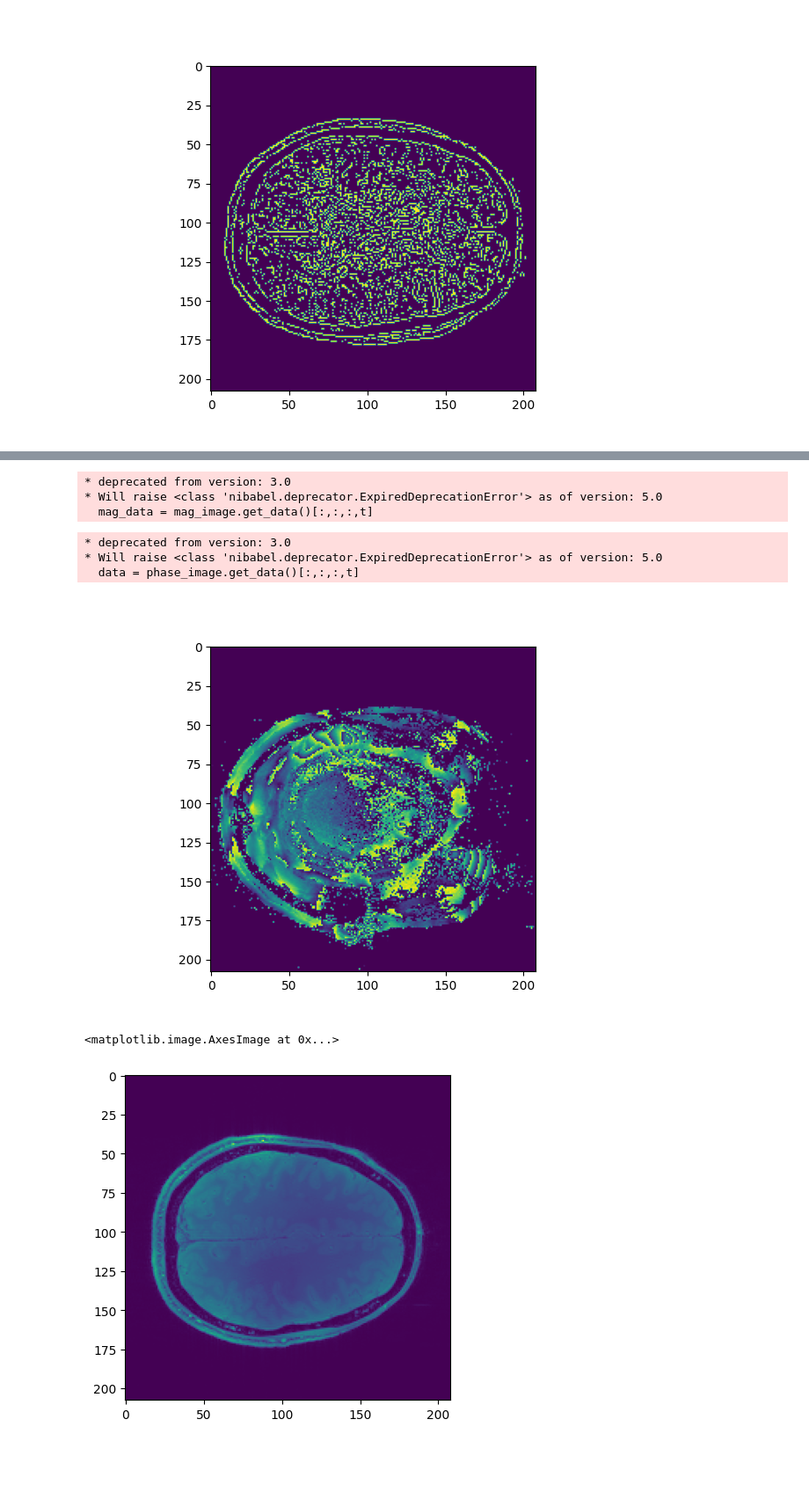
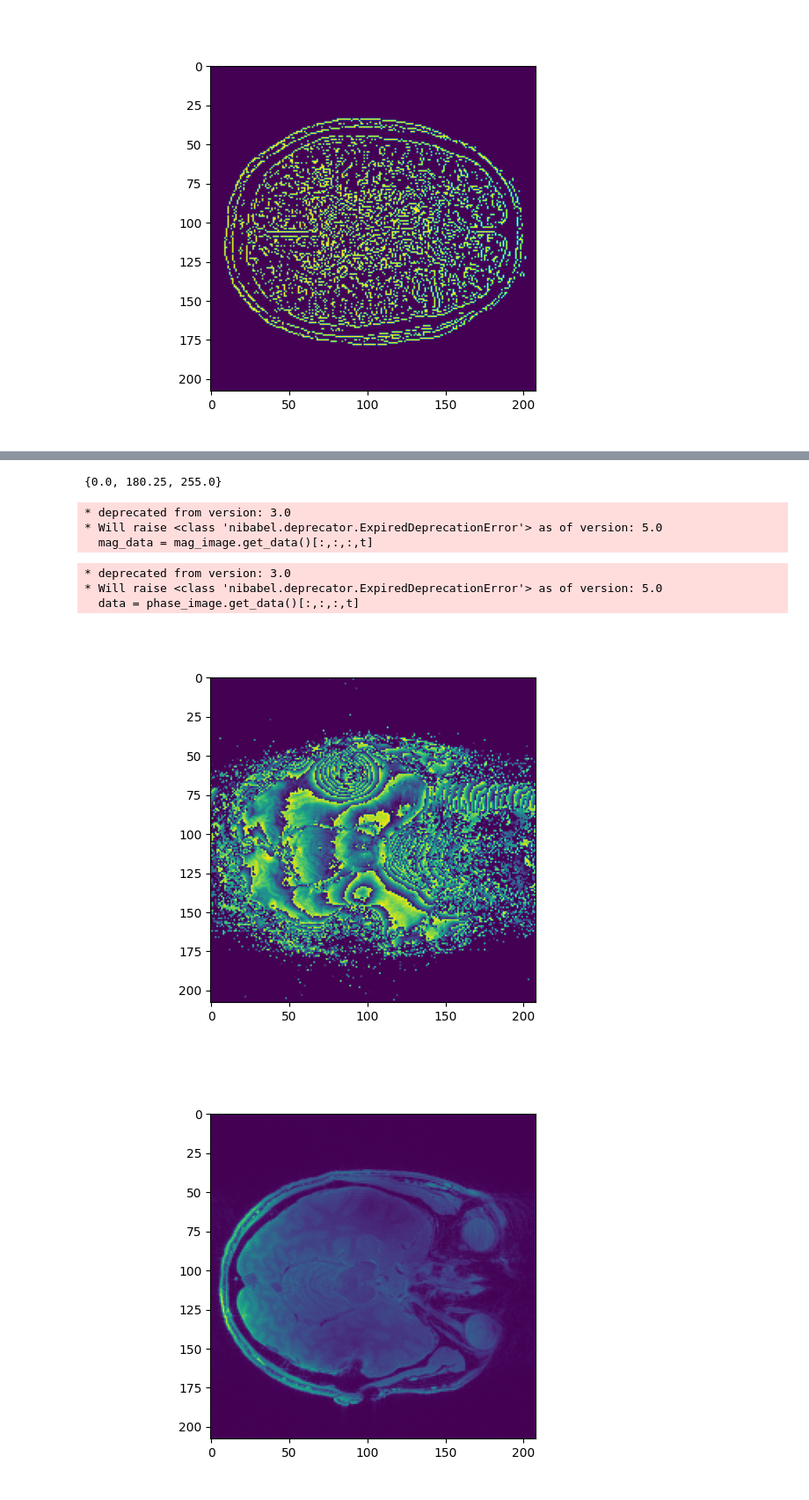
Before and after one commit to Mehdi5578/3DPU_Plateau_Problem, a Jupyter notebook: solution.ipynb, the cells around one changed output, grey strips where cells are left out. Shown at 88% size. Cells and saved outputs as stored; diff of their text form; code cells hidden in the pictures; blank space fills up the shorter version.

Commit message:
Reconnect 3D imagery and compare with Mosel

```diff
--- a/solution.ipynb
+++ b/solution.ipynb
@@ -556,3 +536,8 @@ plt.show()
+# %%
+Val = G.reshape((208*208))
+set(Val.tolist())
+# %% [output]
+{0.0, 180.25, 255.0}
 # %%
 import cv2
 import numpy as np
@@ -586,6 +569,7 @@ im = img.astype(np.uint8)
 # %%
+fig_1 = plt.figure()
 data = phase_image.get_data()[:,:,:,t]
-z = 1
+z = 10
 b = (np.array(mag_data[:,:,z]).astype(np.uint8) > 1)
 
 plt.imshow(b*np.array(data[:,:,z]))
@@ -594,9 +578,10 @@ plt.show()
 * deprecated from version: 3.0
 * Will raise <class 'nibabel.deprecator.ExpiredDeprecationError'> as of version: 5.0
   data = phase_image.get_data()[:,:,:,t]
-[figure, old version]
+[figure, new version]
 # %%
-plt.imshow(np.array(mag_data[:,:,69]))
+fig_2 = plt.figure()
+plt.imshow(np.array(mag_data[:,:,z]))
+plt.show()
 # %% [output]
-<matplotlib.image.AxesImage at 0x...>
-[figure, old version]
+[figure, new version]
```
Also changed, not shown: parts of 27 cells of this notebook, 1 other file.
